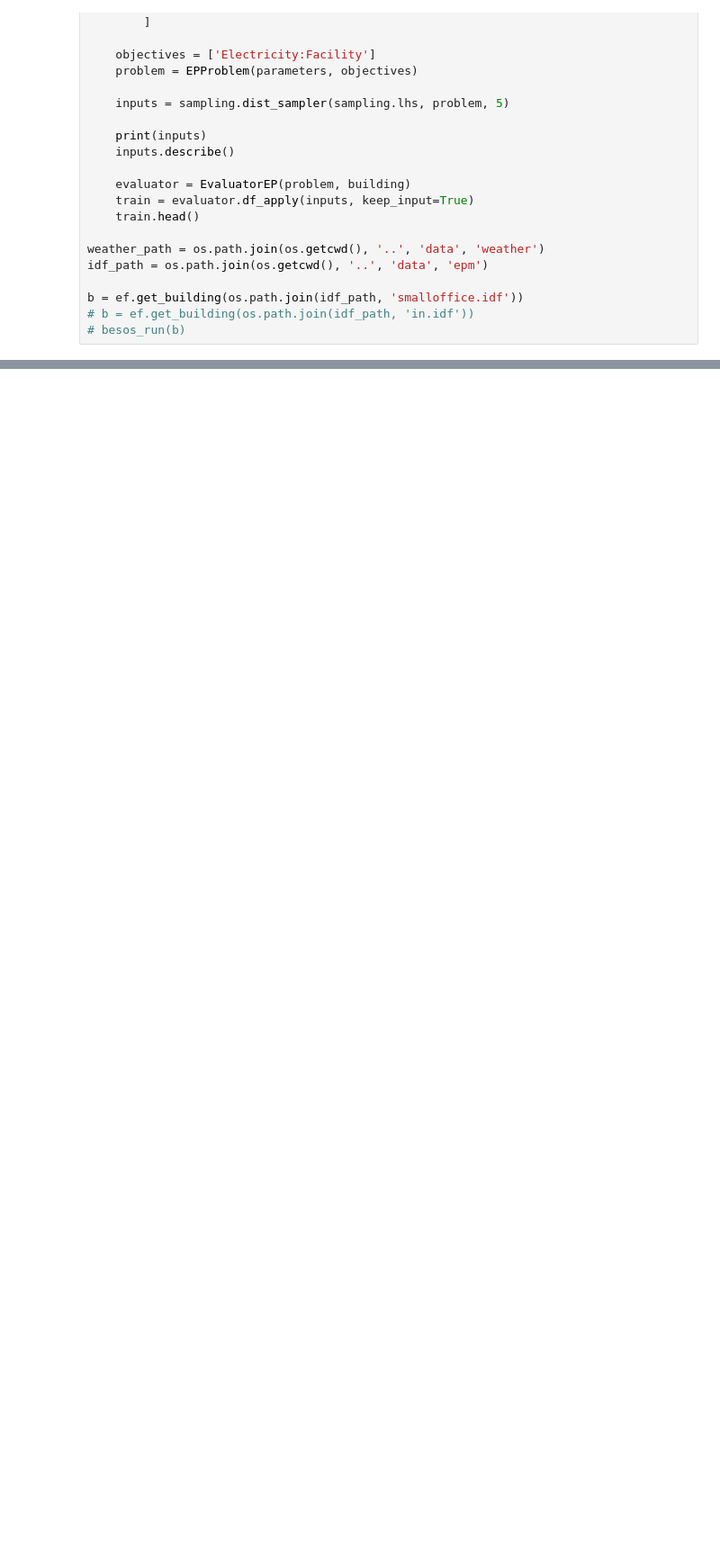
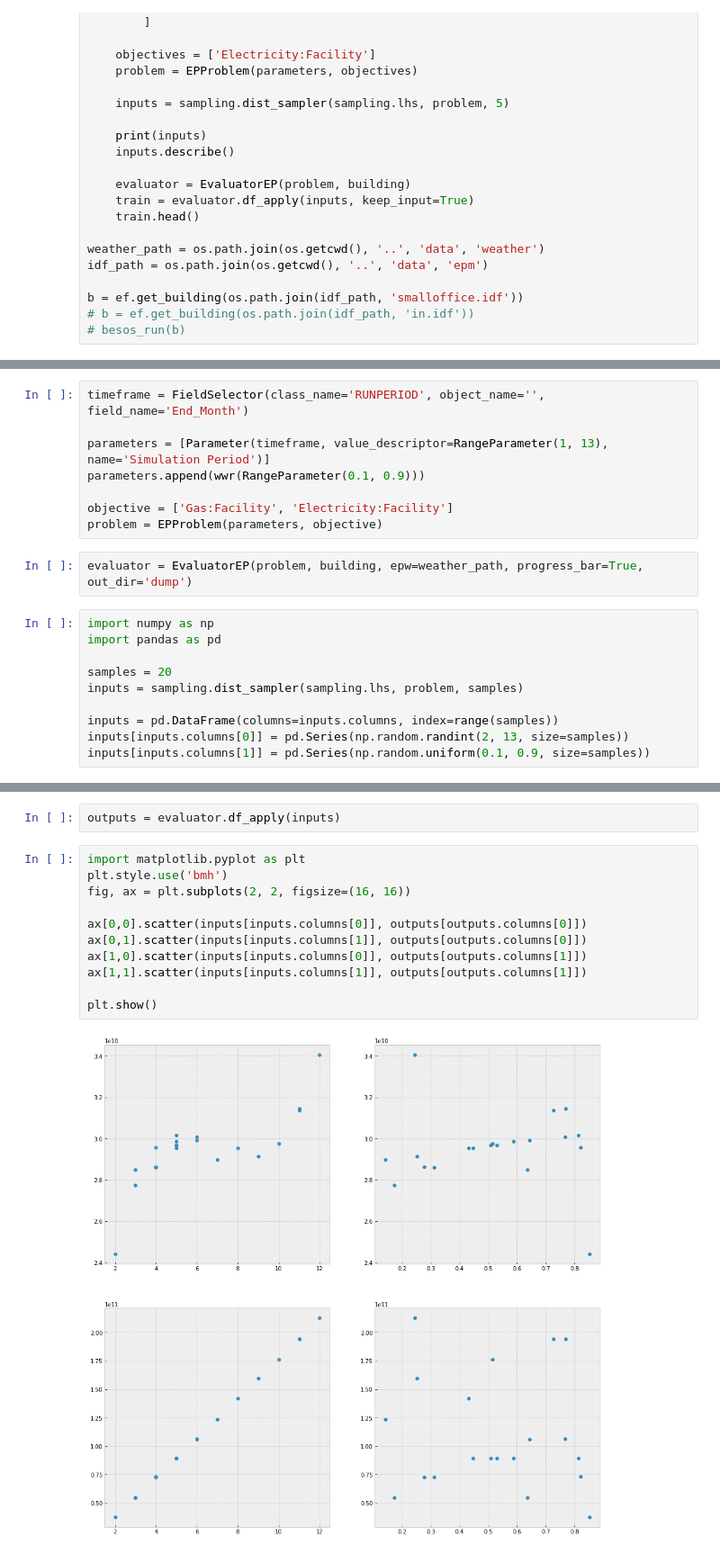
Before and after one commit to LukasFrankenQ/stes_control, a Jupyter notebook: src/lab.ipynb, the cells around one changed output, grey strips where cells are left out. Shown at 90% size. Cells and saved outputs as stored; diff of their text form; blank space fills up the shorter version.

```diff
--- a/src/lab.ipynb
+++ b/src/lab.ipynb
@@ -121,0 +193,20 @@ called Simulation.from_input on a simulation directory that is not empty (dump)
+# %%
+timeframe = FieldSelector(class_name='RUNPERIOD', object_name='', field_name='End_Month')
+
+parameters = [Parameter(timeframe, value_descriptor=RangeParameter(1, 13), name='Simulation Period')]
+parameters.append(wwr(RangeParameter(0.1, 0.9)))
+
+objective = ['Gas:Facility', 'Electricity:Facility']
+problem = EPProblem(parameters, objective)
+# %%
+evaluator = EvaluatorEP(problem, building, epw=weather_path, progress_bar=True, out_dir='dump')
+# %%
+import numpy as np
+import pandas as pd
+
+samples = 20
+inputs = sampling.dist_sampler(sampling.lhs, problem, samples)
+
+inputs = pd.DataFrame(columns=inputs.columns, index=range(samples))
+inputs[inputs.columns[0]] = pd.Series(np.random.randint(2, 13, size=samples))
+inputs[inputs.columns[1]] = pd.Series(np.random.uniform(0.1, 0.9, size=samples))
@@ -121,0 +233,15 @@ called Simulation.from_input on a simulation directory that is not empty (dump)
+# %%
+outputs = evaluator.df_apply(inputs)
+# %%
+import matplotlib.pyplot as plt
+plt.style.use('bmh')
+fig, ax = plt.subplots(2, 2, figsize=(16, 16))
+
+ax[0,0].scatter(inputs[inputs.columns[0]], outputs[outputs.columns[0]])
+ax[0,1].scatter(inputs[inputs.columns[1]], outputs[outputs.columns[0]])
+ax[1,0].scatter(inputs[inputs.columns[0]], outputs[outputs.columns[1]])
+ax[1,1].scatter(inputs[inputs.columns[1]], outputs[outputs.columns[1]])
+
+plt.show()
+# %% [output]
+[figure, added]
```
Also changed, not shown: parts of 7 cells of this notebook.
